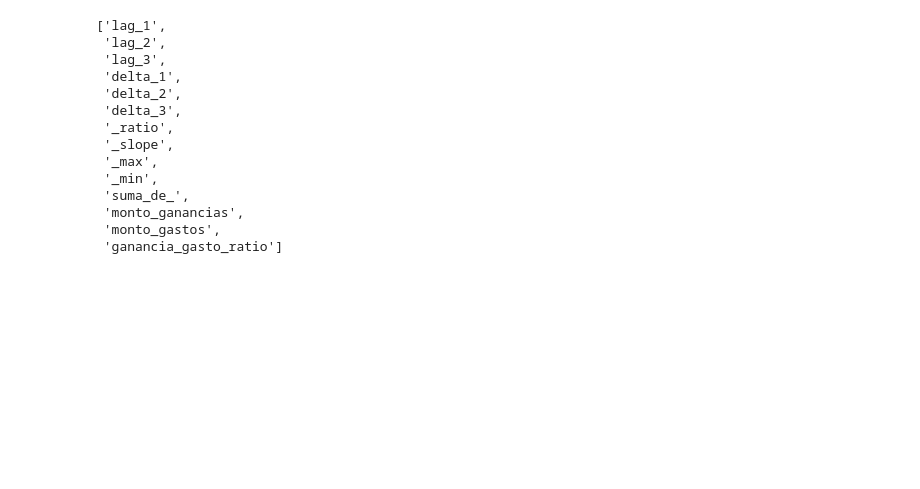
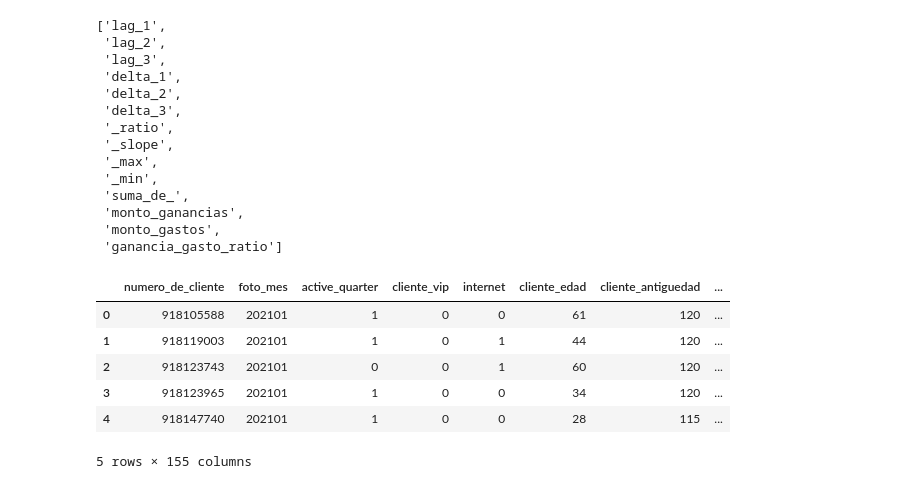
Before and after one commit to CLCHRISLOMBARDO/churn-prediction-bank, a Jupyter notebook: test.ipynb, the cells around one changed output. Drawn from its saved outputs; the diff is of its cells as text; code cells hidden in the pictures; blank space fills up the shorter version.

```diff
--- a/test.ipynb
+++ b/test.ipynb
@@ -396,3 +396,16 @@ dicc={0:{"params":[1,2,3] , "best_iter":3}, }
  'monto_ganancias',
  'monto_gastos',
  'ganancia_gasto_ratio']
+# %%
+import pandas as pd
+df=pd.read_csv("datasets/competencia_01.csv")
+# %%
+df.head()
+# %% [output]
+|  | numero_de_cliente | foto_mes | active_quarter | cliente_vip | internet | cliente_edad | cliente_antiguedad | ... |
+| 0 | 918105588 | 202101 | 1 | 0 | 0 | 61 | 120 | ... |
+| 1 | 918119003 | 202101 | 1 | 0 | 1 | 44 | 120 | ... |
+| 2 | 918123743 | 202101 | 0 | 0 | 1 | 60 | 120 | ... |
+| 3 | 918123965 | 202101 | 1 | 0 | 0 | 34 | 120 | ... |
+| 4 | 918147740 | 202101 | 1 | 0 | 0 | 28 | 115 | ... |
+5 rows × 155 columns
```
Also changed, not shown: parts of 3 cells of this notebook, 15 other files.
